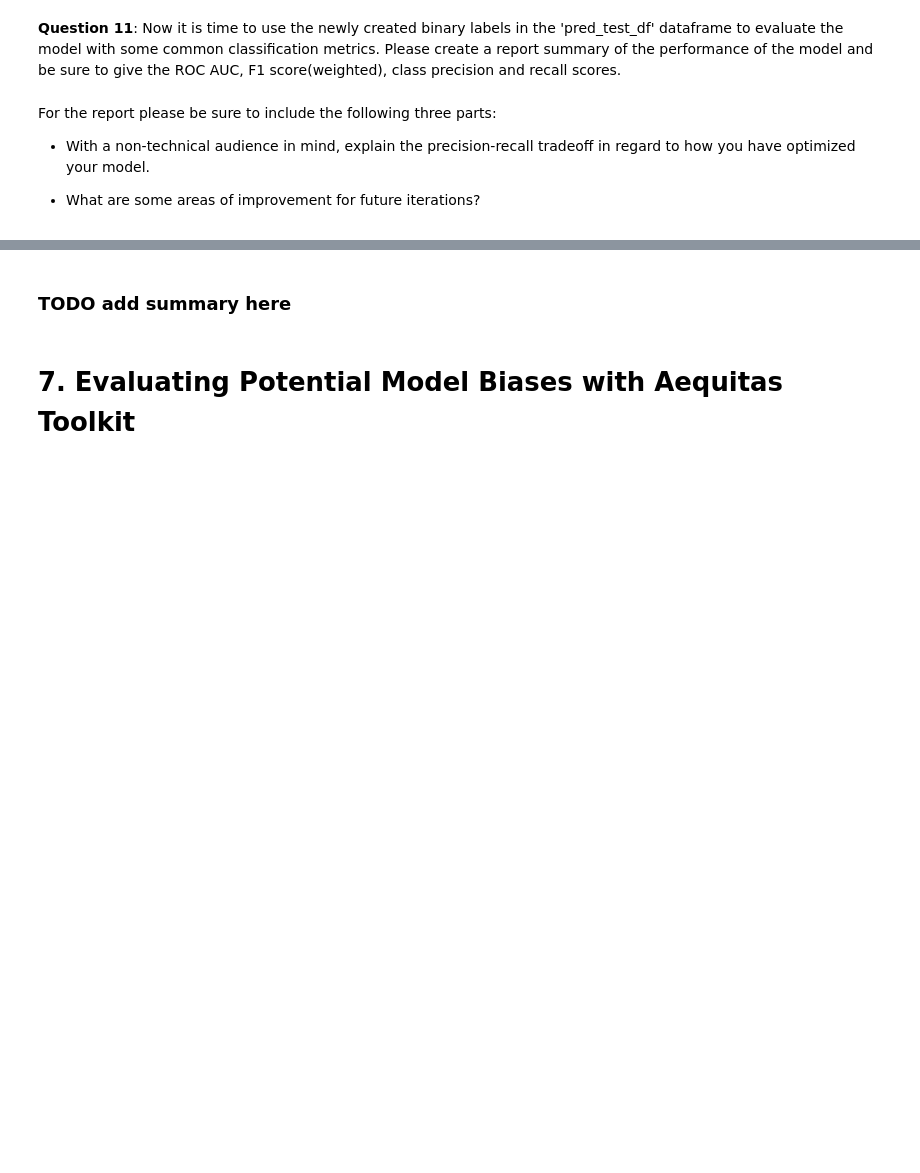
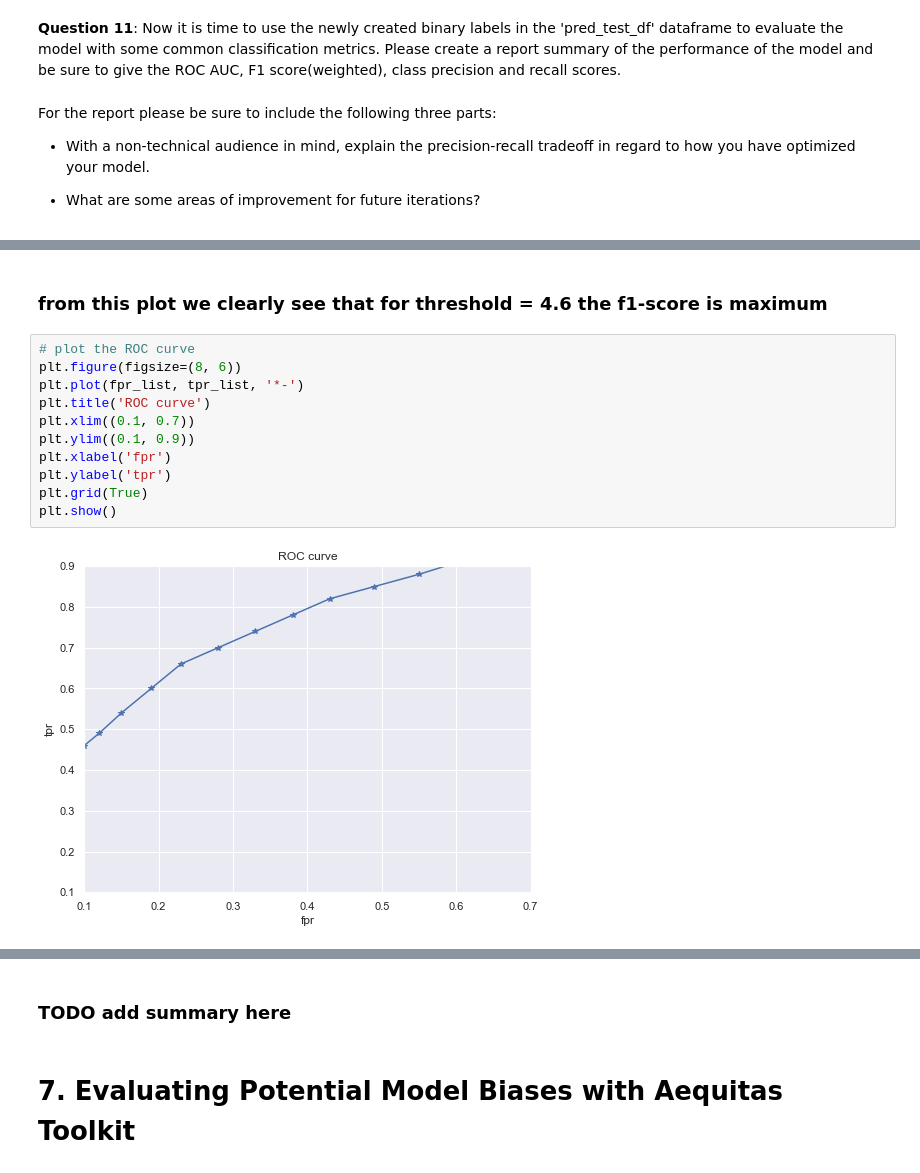
Before and after one commit to luigisaetta/uci-diabetes, a Jupyter notebook: project/starter_code/student_project.ipynb, the cells around one changed output, grey strips where cells are left out. Saved outputs shown, nothing was run; the diff lists cells and outputs as text; blank space fills up the shorter version.

```diff
--- a/project/starter_code/student_project.ipynb
+++ b/project/starter_code/student_project.ipynb
@@ -985,0 +1056,15 @@ F1-score:  0.716
+# %% [markdown]
+### from this plot we clearly see that for threshold = 4.6 the f1-score is maximum
+# %%
+# plot the ROC curve
+plt.figure(figsize=(8, 6))
+plt.plot(fpr_list, tpr_list, '*-')
+plt.title('ROC curve')
+plt.xlim((0.1, 0.7))
+plt.ylim((0.1, 0.9))
+plt.xlabel('fpr')
+plt.ylabel('tpr')
+plt.grid(True)
+plt.show()
+# %% [output]
+[figure, added]
```
Also changed, not shown: parts of 34 cells of this notebook, 1 other file.
